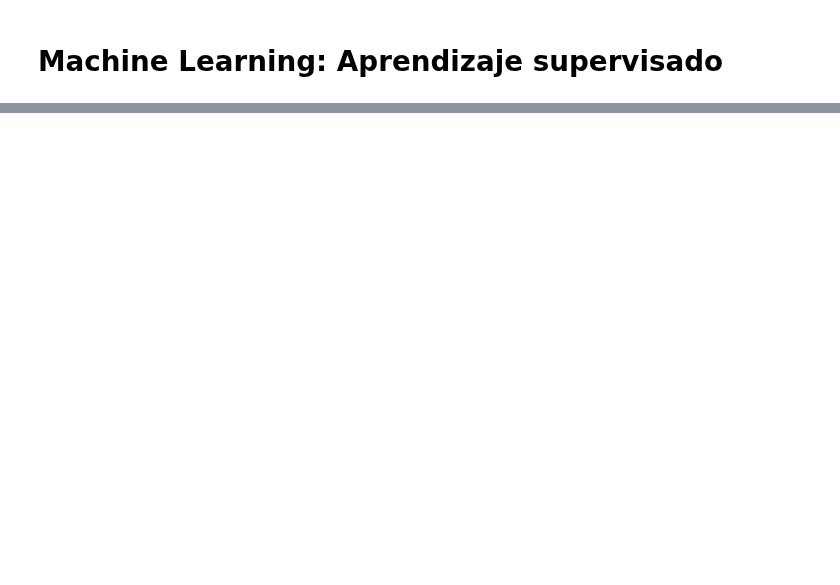
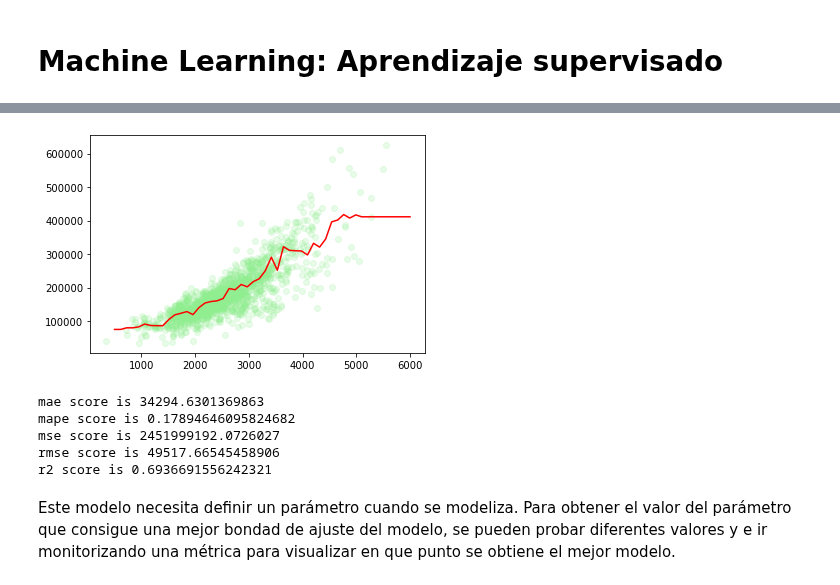
Before and after one commit to gmachinromero/course_kschool_ds_master, a Jupyter notebook: _05_python_machine_learning/_05_01_aprendizaje_supervisado.ipynb, the cells around one changed output, grey strips where cells are left out. Cells and saved outputs as stored; diff of their text form; code cells hidden in the pictures; blank space fills up the shorter version.

```diff
--- a/_05_python_machine_learning/_05_01_aprendizaje_supervisado.ipynb
+++ b/_05_python_machine_learning/_05_01_aprendizaje_supervisado.ipynb
@@ -33,0 +179,49 @@ Los algoritmos más habituales que aplican para el aprendizaje supervisado son:
+# %%
+# Separar el modelo en conjunto de test y entrenamiento
+from sklearn.model_selection import train_test_split
+X_train, X_test, y_train, y_test = train_test_split(X, y, test_size=0.10, random_state=42)
+# %%
+# 1 - Cargar las librerías scikit-learn
+from sklearn.neighbors import KNeighborsRegressor
+
+# 2 - Crear una instancia
+reg_kn = KNeighborsRegressor(n_neighbors=10)    # Hay que definir número de vecinos
+
+# 3 - Entrenar el modelo
+reg_kn.fit(X_train, y_train)
+
+# 4 - Predicción
+y_pred = reg_kn.predict(X_test)
+# %%
+x_hip = np.linspace(500, 6000)
+y_hip = reg_kn.predict(pd.DataFrame(x_hip))
+
+plt.scatter(X, y, c='lightgreen', alpha=0.2)
+plt.plot(x_hip, y_hip, c='red');
+# %% [output]
+[figure, added]
+# %%
+# Load the scorers
+from sklearn.metrics import mean_absolute_error
+from sklearn.metrics import mean_squared_error
+from sklearn.metrics import r2_score
+
+# Use against predictions
+mae = mean_absolute_error(y_test, y_pred)
+mape = np.mean(np.abs(y_test-y_pred)/y_pred)
+mse = mean_squared_error(y_test, y_pred)
+rmse = np.sqrt(mean_squared_error(y_test, y_pred))
+r2 = r2_score(y_test, y_pred)
+
+scores = {'mae': mae, 'mape': mape, 'mse': mse, 'rmse': rmse, 'r2': r2}
+
+for key in scores:
+    print(f"{key} score is {scores[key]}")
+# %% [output]
+mae score is 34294.6301369863
+mape score is 0.17894646095824682
+mse score is 2451999192.0726027
+rmse score is 49517.66545458906
+r2 score is 0.6936691556242321
+# %% [markdown]
+Este modelo necesita definir un parámetro cuando se modeliza. Para obtener el valor del parámetro que consigue una mejor bondad de ajuste del modelo, se pueden probar diferentes valores y e ir monitorizando una métrica para visualizar en que punto se obtiene el mejor modelo.
```
Also changed, not shown: parts of 32 cells of this notebook.
